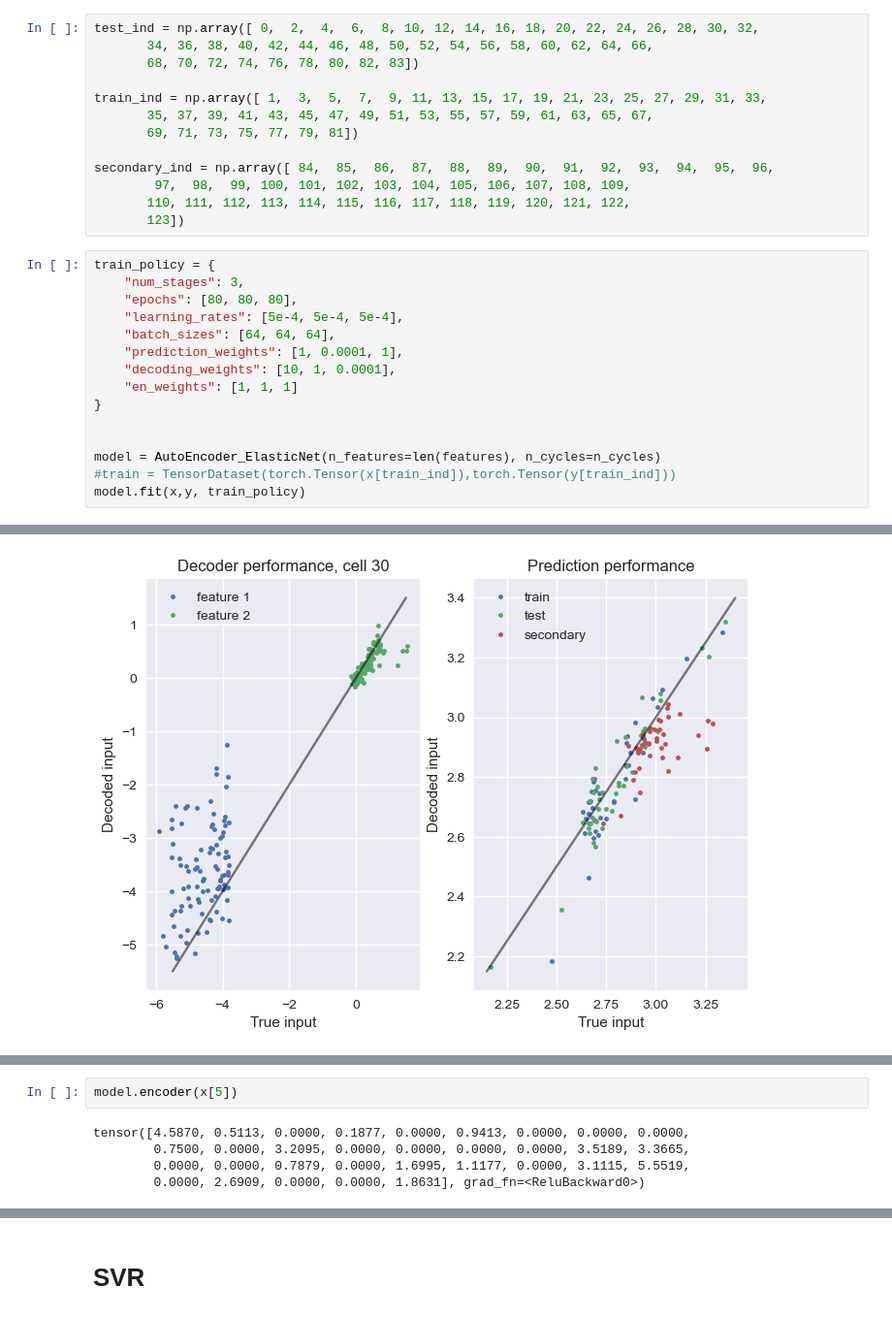
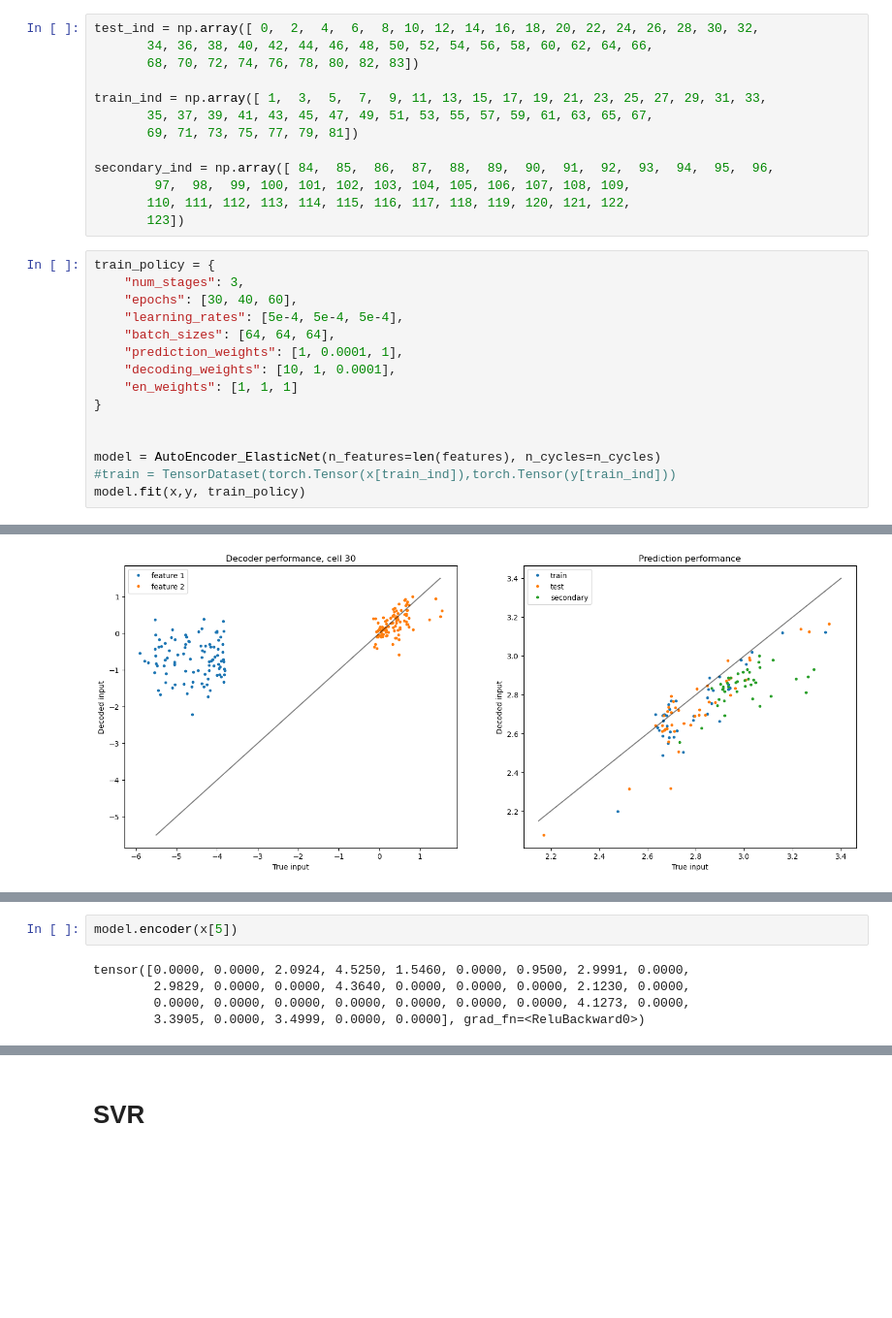
Before and after one commit to nathan99sun/HybridPred, a Jupyter notebook: source/AutoEncoders_DimensionReduction.ipynb, the cells around one changed output, grey strips where cells are left out. Shown: that part at 97% size. Drawn from its saved outputs; the diff is of its cells as text; blank space fills up the shorter version.

```diff
--- a/source/AutoEncoders_DimensionReduction.ipynb
+++ b/source/AutoEncoders_DimensionReduction.ipynb
@@ -77,7 +77,7 @@ secondary_ind = np.array([ 84,  85,  86,  87,  88,  89,  90,  91,  92,  93,  94,
 # %%
 train_policy = {
     "num_stages": 3,
-    "epochs": [80, 80, 80],
+    "epochs": [30, 40, 60],
     "learning_rates": [5e-4, 5e-4, 5e-4],
     "batch_sizes": [64, 64, 64],
     "prediction_weights": [1, 0.0001, 1],
@@ -108,3 +108,3 @@ sec      340.32687
-[figure, old version]
+[figure, new version]
 Stage 2:
 
@@ -141,10 +141,10 @@ sec      360.0051
 # %%
 model.encoder(x[5])
 # %% [output]
-tensor([4.5870, 0.5113, 0.0000, 0.1877, 0.0000, 0.9413, 0.0000, 0.0000, 0.0000,
-        0.7500, 0.0000, 3.2095, 0.0000, 0.0000, 0.0000, 0.0000, 3.5189, 3.3665,
-        0.0000, 0.0000, 0.7879, 0.0000, 1.6995, 1.1177, 0.0000, 3.1115, 5.5519,
-        0.0000, 2.6909, 0.0000, 0.0000, 1.8631], grad_fn=<ReluBackward0>)
+tensor([0.0000, 0.0000, 2.0924, 4.5250, 1.5460, 0.0000, 0.9500, 2.9991, 0.0000,
+        2.9829, 0.0000, 0.0000, 4.3640, 0.0000, 0.0000, 0.0000, 2.1230, 0.0000,
+        0.0000, 0.0000, 0.0000, 0.0000, 0.0000, 0.0000, 0.0000, 4.1273, 0.0000,
+        3.3905, 0.0000, 3.4999, 0.0000, 0.0000], grad_fn=<ReluBackward0>)
 # %%
 model.plotter(x, y, 4)
 # %% [output]
```
Also changed, not shown: parts of 9 cells of this notebook.
